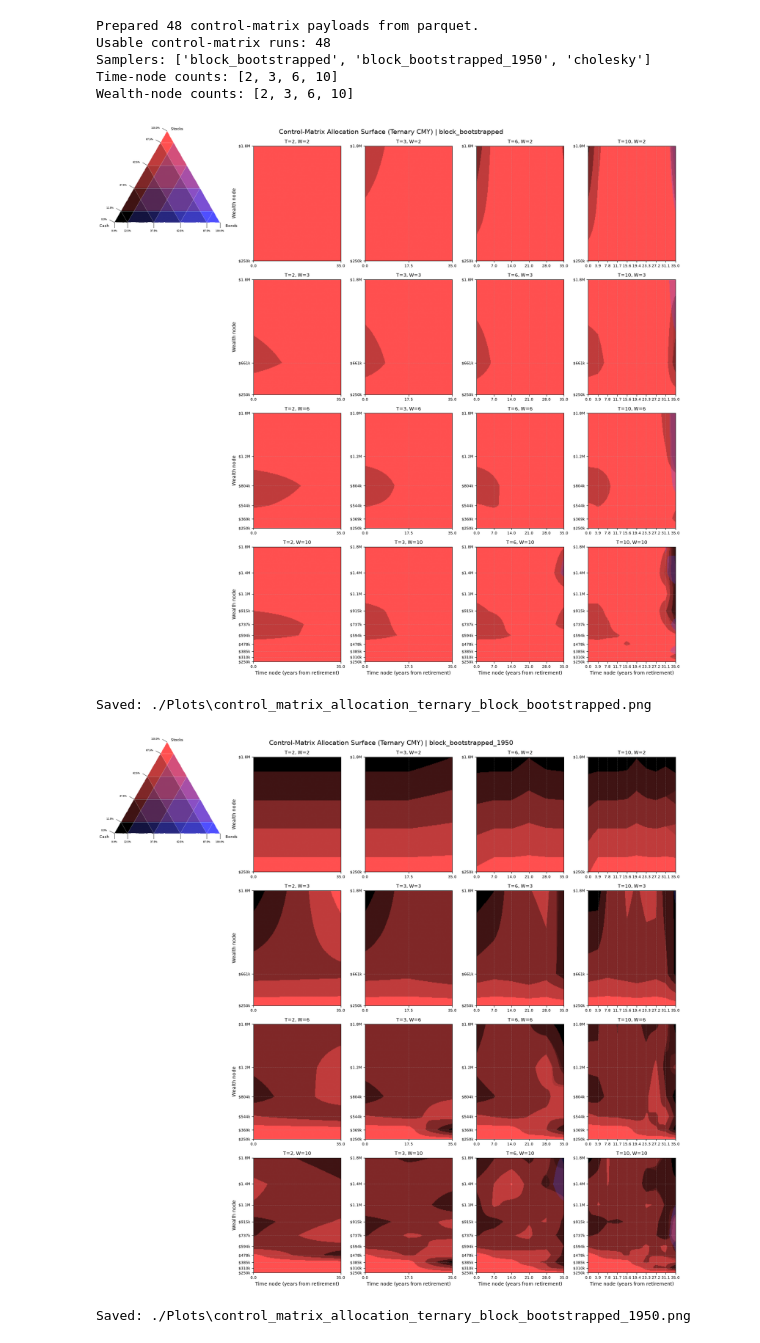
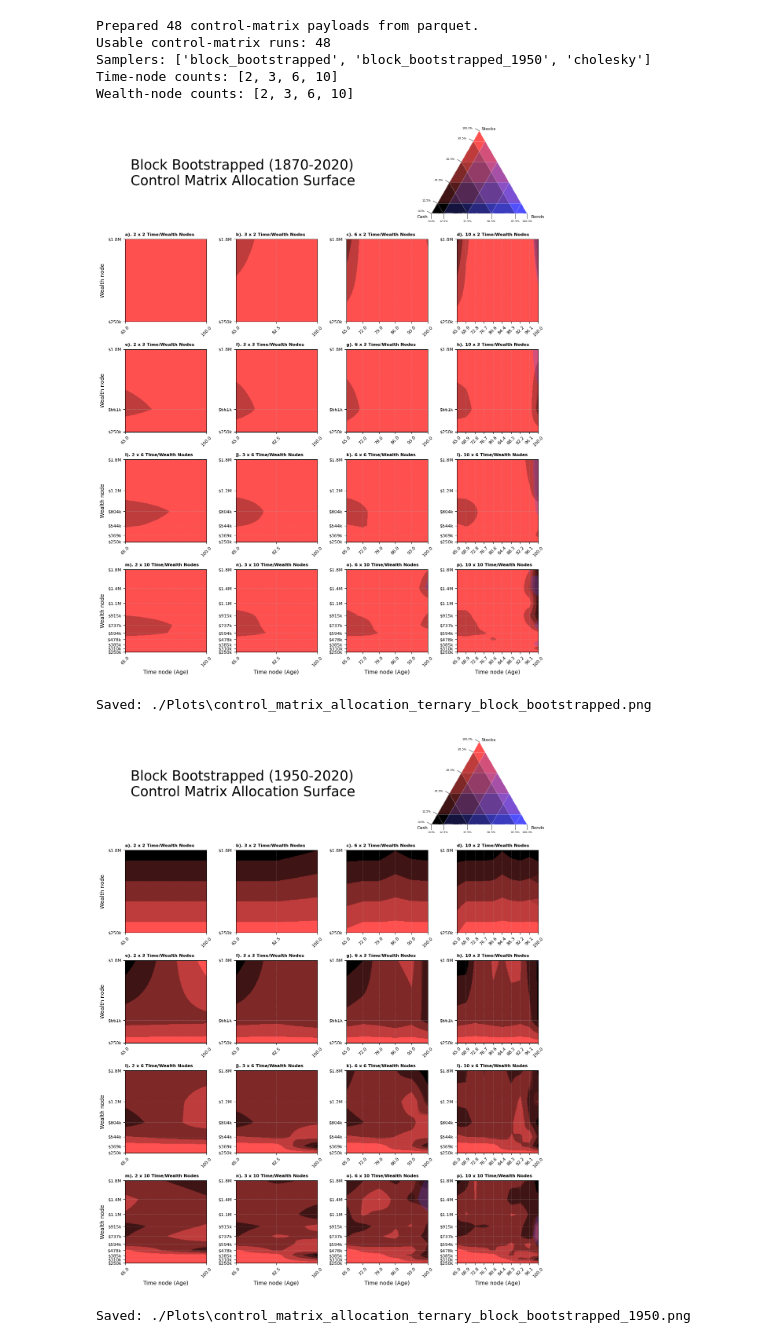
Before and after one commit to Creykish/MADS-Project, a Jupyter notebook: Code/Analysis/2__control_matrix_analysis.ipynb, the cells around one changed output. Saved outputs shown, nothing was run; the diff lists cells and outputs as text; code cells hidden in the pictures.

```diff
--- a/Code/Analysis/2__control_matrix_analysis.ipynb
+++ b/Code/Analysis/2__control_matrix_analysis.ipynb
@@ -373,13 +373,15 @@ for payload in experiments:
             "time_nodes": np.asarray(res.time_nodes, dtype=float),
             "wealth_nodes": np.asarray(res.wealth_nodes, dtype=float),
         }
+from plot_utils import RETURN_SAMPLER_DISPLAY_NAMES, _get_plot_letter
 
-# Legend occupies the left margin; subplots are shifted right to make room.
-_LEGEND_LEFT = 0.01
-_LEGEND_WIDTH = 0.2
-_LEGEND_HEIGHT = 0.2   # in figure fraction (triangle aspect auto-scales within axes)
-_LEGEND_BOTTOM = 0.82   # top-left position
-_SUBPLOT_LEFT = 0.22    # subplots start after the legend
+# Reserve a thin top band for a horizontal title + legend row.
+_TOP_BAND_Y = 0.95
+_TOP_LAYOUT_CUTOFF = 0.85
+_LEGEND_RIGHT = 0.95
+_LEGEND_WIDTH = 0.23
+_LEGEND_HEIGHT = 0.23
+_TITLE_LEFT = 0.08
 
 for sampler in samplers:
     n_rows = len(wealth_counts)
@@ -388,7 +390,7 @@ for sampler in samplers:
     fig, axes = plt.subplots(
         nrows=n_rows,
         ncols=n_cols,
-        figsize=(4.3 * n_cols, 4 * n_rows),
+        figsize=(2.9 * n_cols, 3.4 * n_rows),
         squeeze=False,
     )
 
@@ -448,10 +450,11 @@ for sampler in samplers:
                 aspect="auto",
                 extent=[interp_time.min(), interp_time.max(), interp_wealth.min(), interp_wealth.max()],
             )
+            plot_letter = _get_plot_letter(row_idx, col_idx, n_cols)
 
-            ax.set_title(f"T={time_count}, W={wealth_count}", fontsize=10)
+            ax.set_title(f"{plot_letter} {time_count} x {wealth_count} Time/Wealth Nodes", fontsize=8, weight='bold', loc='left')
             ax.set_xticks(time_nodes)
-            ax.set_xticklabels([f"{t:.1f}" for t in time_nodes], fontsize=8)
+            ax.set_xticklabels([f"{(t+65):.1f}" for t in time_nodes], fontsize=8, rotation=45)
             ax.set_yticks(wealth_nodes)
             ax.set_yticklabels([_format_money_tick(w) for w in wealth_nodes], fontsize=8)
             ax.set_xlim(time_nodes.min(), time_nodes.max())
@@ -459,41 +462,53 @@ for sampler in samplers:
             ax.grid(True, which="both", linestyle="--", linewidth=0.5, alpha=0.5)
 
             if row_idx == n_rows - 1:
-                ax.set_xlabel("Time node (years from retirement)")
+                ax.set_xlabel("Time node (Age)")
             if col_idx == 0:
                 ax.set_ylabel("Wealth node")
 
-    # Shift subplots right to leave room for the legend in the left margin.
-    fig.tight_layout(rect=[_SUBPLOT_LEFT, 0, 1, 1])
+    # Keep subplot area below the top title/legend band.
+    fig.tight_layout(rect=[0, 0, 1, _TOP_LAYOUT_CUTOFF])
 
-    # Add ternary legend inset in the top-left, outside the subplot area.
+    # Add ternary legend in the top margin, aligned to the right.
     _legend_h = np.sqrt(3) / 2.0
-    legend_ax = fig.add_axes([_LEGEND_LEFT, _LEGEND_BOTTOM, _LEGEND_WIDTH, _LEGEND_HEIGHT])
+    legend_left = _LEGEND_RIGHT - _LEGEND_WIDTH
+    legend_bottom = _TOP_BAND_Y - (_LEGEND_HEIGHT / 2.0)
+    legend_ax = fig.add_axes([legend_left, legend_bottom, _LEGEND_WIDTH, _LEGEND_HEIGHT])
     legend_img = _ternary_legend_image()
     legend_ax.imshow(
         legend_img,
         origin="lower",
         extent=[0.0, 1.0, 0.0, _legend_h],
         interpolation=None,
     )
     _draw_ternary_grid(legend_ax, QUANTISATION_STEP, _legend_h)
     _draw_ternary_ticks(legend_ax, QUANTISATION_STEP, _legend_h)
     legend_ax.set_axis_off()
     legend_ax.text(0.0, 0.08, "Cash", fontsize=8, ha="center", va="top",
                    transform=legend_ax.transAxes)
     legend_ax.text(1.1, 0.08, "Bonds", fontsize=8, ha="center", va="top",
                    transform=legend_ax.transAxes)
     legend_ax.text(0.63, 0.93, "Stocks", fontsize=8, ha="center", va="bottom",
                    transform=legend_ax.transAxes)
 
-    fig.suptitle(f"Control-Matrix Allocation Surface (Ternary CMY) | {sampler}", fontsize=14, y=1.01)
+    # Place title inline, to the left of the top-margin legend.
+    sampler_name = RETURN_SAMPLER_DISPLAY_NAMES.get(sampler, sampler).replace("\n", " ")
+
+    fig.text(
+        _TITLE_LEFT,
+        _TOP_BAND_Y,
+        f"{sampler_name} \nControl Matrix Allocation Surface",
+        fontsize=25,
+        ha="left",
+        va="center",
+    )
 
     out_file = os.path.join(PLOTS_DIR, f"control_matrix_allocation_ternary_{sampler}.png")
     fig.savefig(out_file, dpi=300, bbox_inches="tight")
     plt.show()
     print(f"Saved: {out_file}")
 # %% [output]
-[figure, old version]
+[figure, new version]
 Saved: ./Plots\control_matrix_allocation_ternary_block_bootstrapped.png
-[figure, old version]
+[figure, new version]
 Saved: ./Plots\control_matrix_allocation_ternary_block_bootstrapped_1950.png
```
Also changed, not shown: parts of 8 cells of this notebook, 13 other files.
